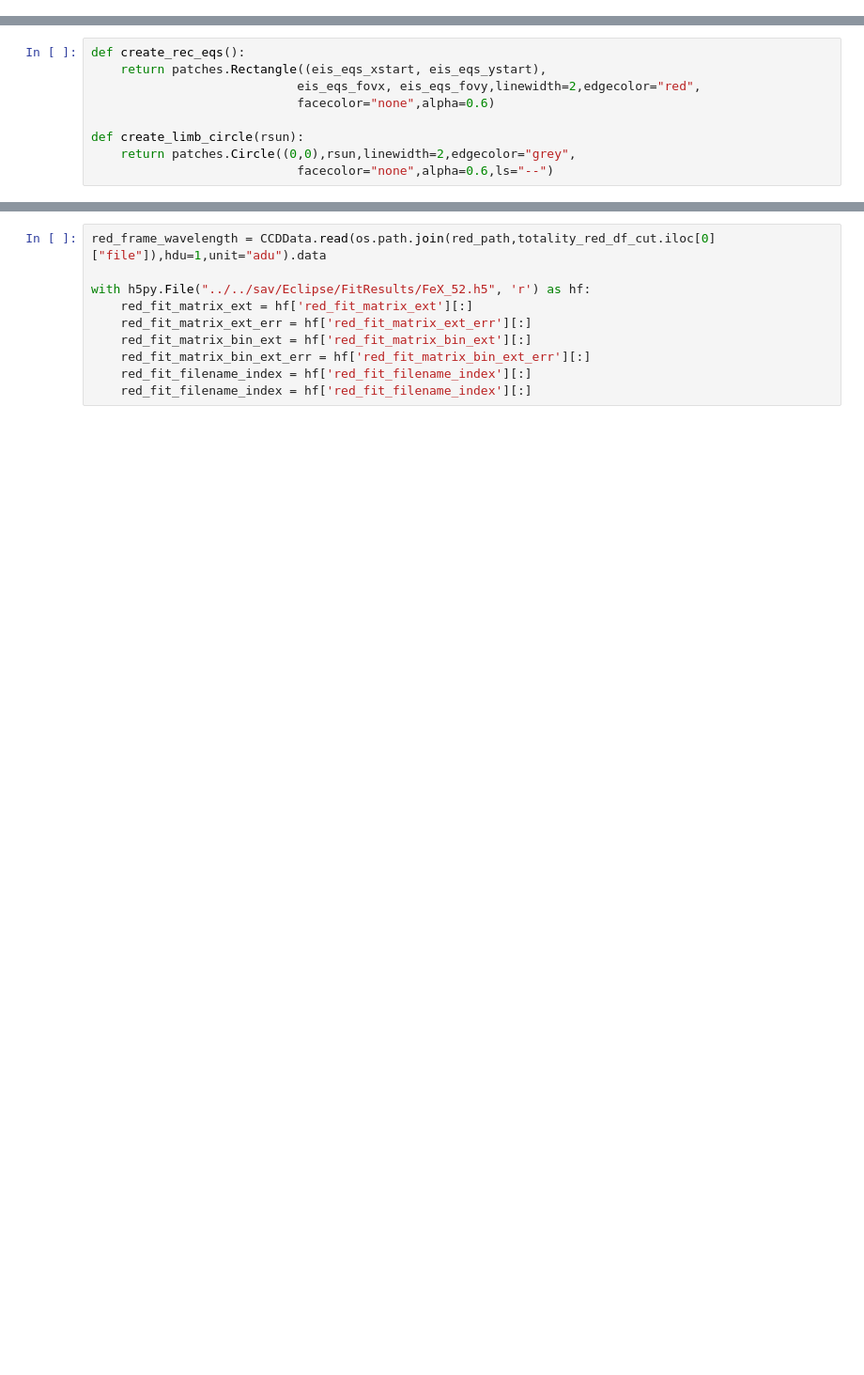
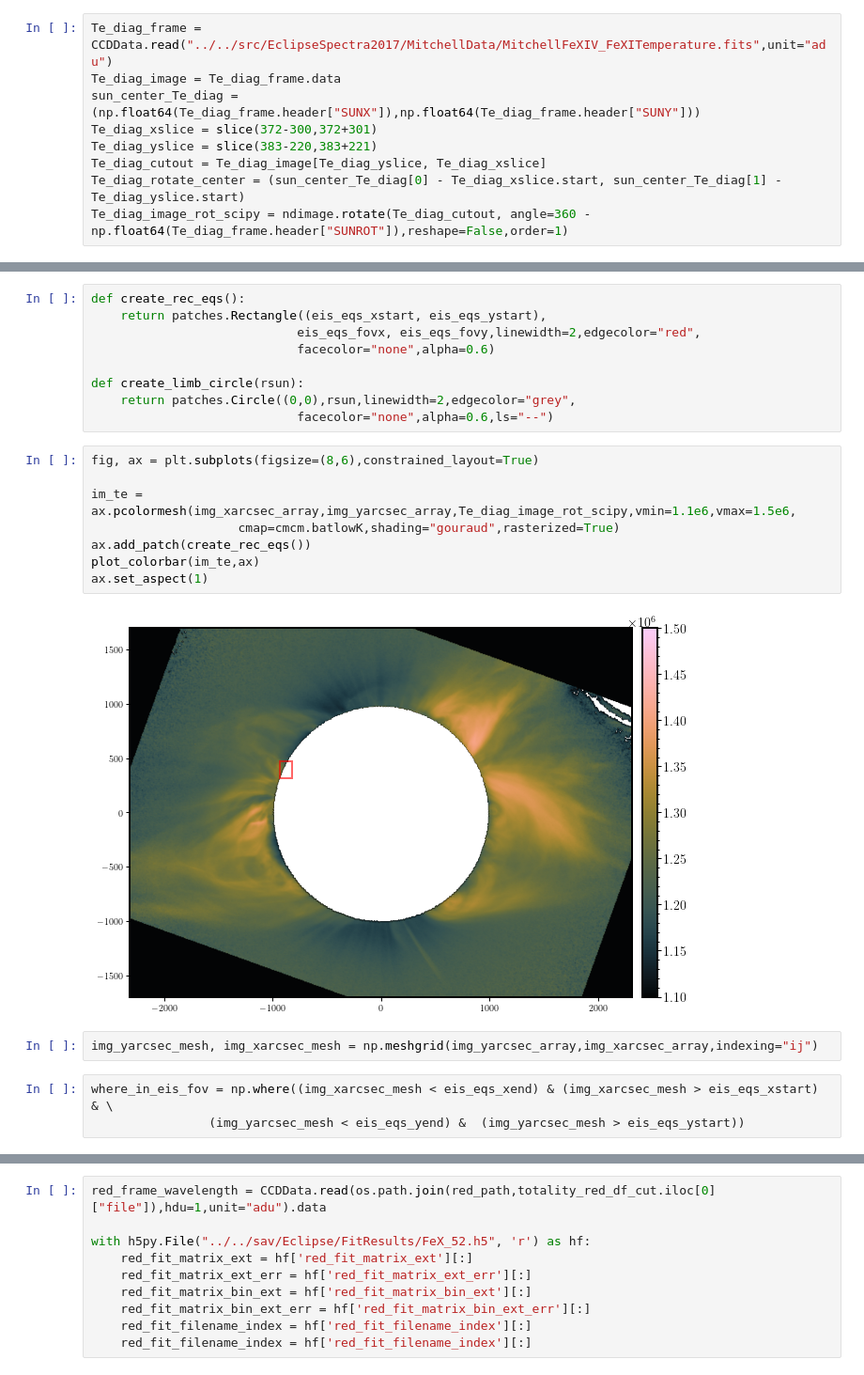
Before and after one commit to yjzhu-solar/Eclipse2017, a Jupyter notebook: ipynb/eclipse_data/off_limb_intensity_map_ext_3orders.ipynb, the cells around one changed output, grey strips where cells are left out. Shown at 94% size. Drawn from its saved outputs; the diff is of its cells as text; blank space fills up the shorter version.

```diff
--- a/ipynb/eclipse_data/off_limb_intensity_map_ext_3orders.ipynb
+++ b/ipynb/eclipse_data/off_limb_intensity_map_ext_3orders.ipynb
@@ -77,6 +77,15 @@ FeXIV_line_cont_yslice = slice(383-220,383+221)
 FeXIV_line_cont_cutout = FeXIV_line_cont_image[FeXIV_line_cont_yslice, FeXIV_line_cont_xslice]
 FeXIV_rotate_center = (sun_center_FeXIV[0] - FeXIV_line_cont_xslice.start, sun_center_FeXIV[1] - FeXIV_line_cont_yslice.start)
 FeXIV_line_cont_image_rot_scipy = ndimage.rotate(FeXIV_line_cont_cutout, angle=360 - np.float64(FeXIV_line_cont_frame.header["SUNROT"]),reshape=False,order=1)
+# %%
+Te_diag_frame = CCDData.read("../../src/EclipseSpectra2017/MitchellData/MitchellFeXIV_FeXITemperature.fits",unit="adu")
+Te_diag_image = Te_diag_frame.data
+sun_center_Te_diag = (np.float64(Te_diag_frame.header["SUNX"]),np.float64(Te_diag_frame.header["SUNY"]))
+Te_diag_xslice = slice(372-300,372+301)
+Te_diag_yslice = slice(383-220,383+221)
+Te_diag_cutout = Te_diag_image[Te_diag_yslice, Te_diag_xslice]
+Te_diag_rotate_center = (sun_center_Te_diag[0] - Te_diag_xslice.start, sun_center_Te_diag[1] - Te_diag_yslice.start)
+Te_diag_image_rot_scipy = ndimage.rotate(Te_diag_cutout, angle=360 - np.float64(Te_diag_frame.header["SUNROT"]),reshape=False,order=1)
 # %%
 with h5py.File("../../sav/Eclipse/LimbTrack/sun_pos_linear_fit.h5", 'r') as hf:
     sun_x_fitparam = hf['sun_x_fitparam'][:]
@@ -246,3 +255,18 @@ def create_rec_eqs():
 def create_limb_circle(rsun):
     return patches.Circle((0,0),rsun,linewidth=2,edgecolor="grey",
                             facecolor="none",alpha=0.6,ls="--")
+# %%
+fig, ax = plt.subplots(figsize=(8,6),constrained_layout=True)
+
+im_te = ax.pcolormesh(img_xarcsec_array,img_yarcsec_array,Te_diag_image_rot_scipy,vmin=1.1e6,vmax=1.5e6,
+                    cmap=cmcm.batlowK,shading="gouraud",rasterized=True)
+ax.add_patch(create_rec_eqs())
+plot_colorbar(im_te,ax)
+ax.set_aspect(1)
+# %% [output]
+[figure, added]
+# %%
+img_yarcsec_mesh, img_xarcsec_mesh = np.meshgrid(img_yarcsec_array,img_xarcsec_array,indexing="ij")
+# %%
+where_in_eis_fov = np.where((img_xarcsec_mesh < eis_eqs_xend) & (img_xarcsec_mesh > eis_eqs_xstart) & \
+                (img_yarcsec_mesh < eis_eqs_yend) &  (img_yarcsec_mesh > eis_eqs_ystart))
```
Also changed, not shown: parts of 5 cells of this notebook, 14 other files.
